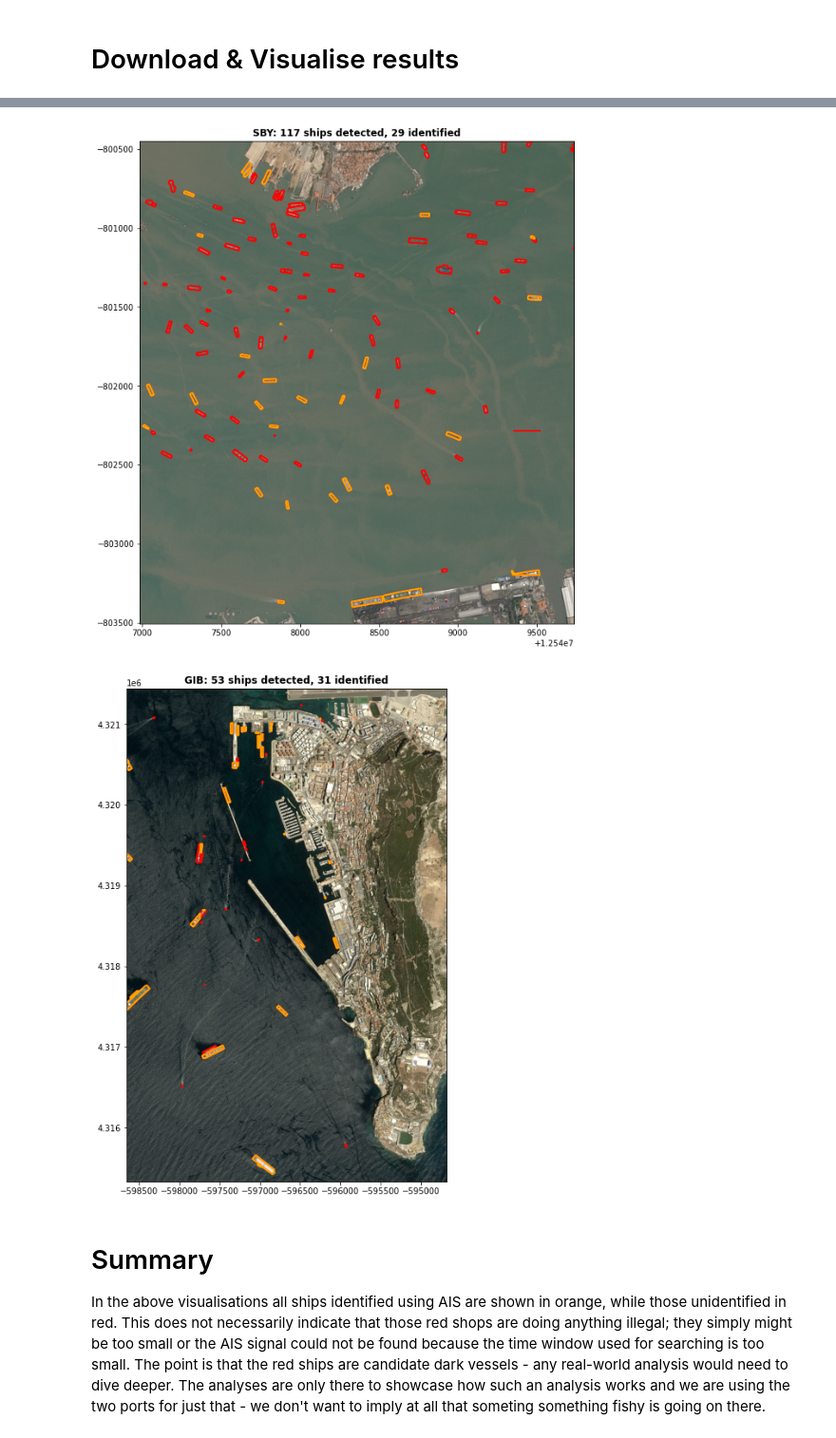
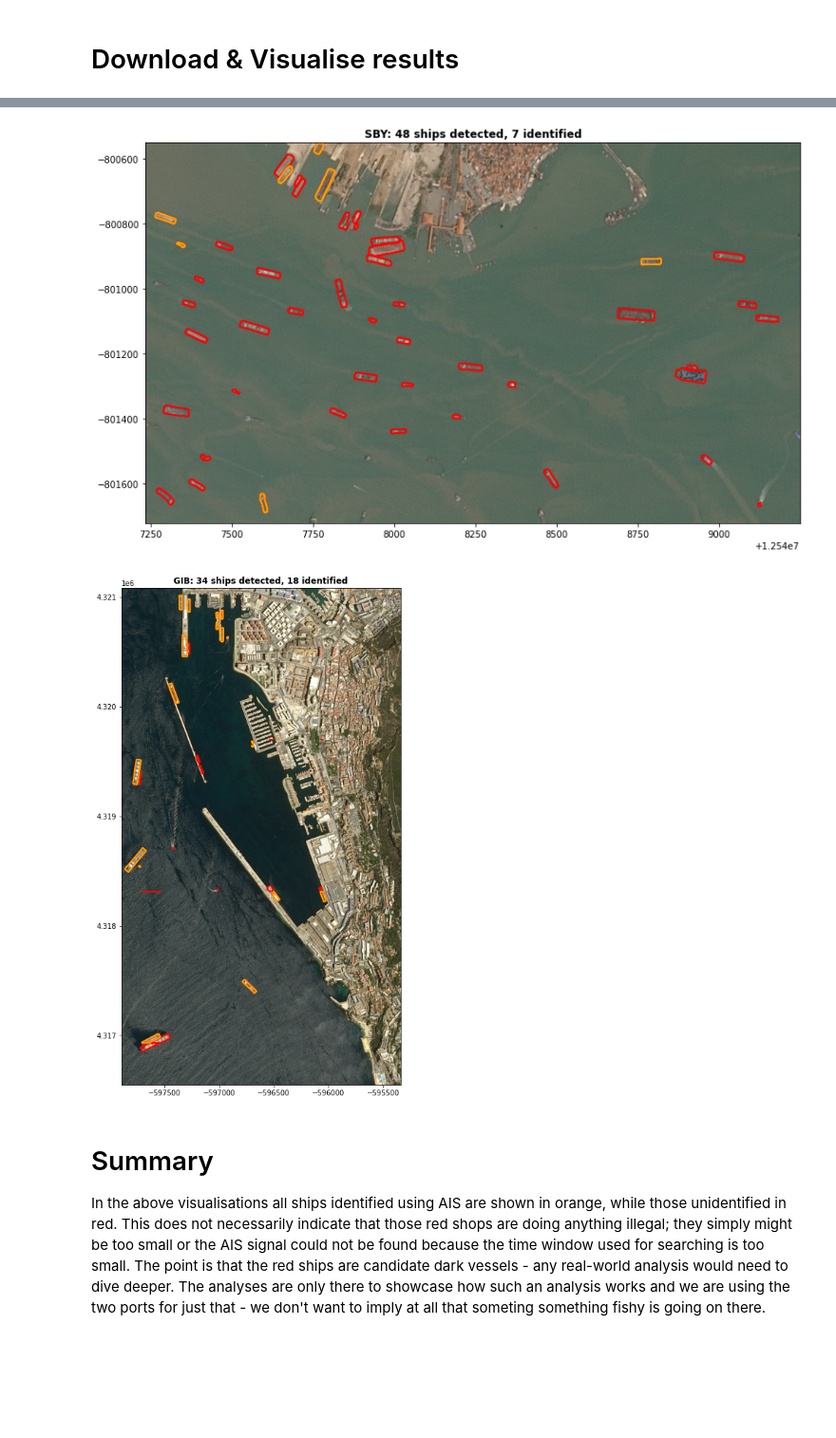
Before and after one commit to up42/up42-py, a Jupyter notebook: examples/ship-identification.ipynb, the cells around one changed output, grey strips where cells are left out. Shown at 95% size. Cells and saved outputs as stored; diff of their text form; code cells hidden in the pictures; blank space fills up the shorter version.

```diff
--- a/examples/ship-identification.ipynb
+++ b/examples/ship-identification.ipynb
@@ -111,5 +108,5 @@ project = up42.initialize_project()
 # %% [markdown]
 Create or update a workflow for the ship identification
 # %%
-workflow = project.create_workflow("Ship identification", use_existing=True)
+workflow = project.create_workflow("Ship identification download", use_existing=True)
 # %% [output]
@@ -119,7 +116,7 @@ workflow = project.create_workflow("Ship identification", use_existing=True)
 # %% [markdown]
 Add or update workflows tasks
 # %%
-input_tasks= ['oneatlas-spot-aoiclipped', 'tiling', 'ship-detection', 'ship-identification']
+input_tasks= ['oneatlas-spot-display', 'data-conversion-dimap', 'crs-conversion', 'tiling', 'ship-detection', 'ship-identification']
 workflow.add_workflow_tasks(input_tasks=input_tasks)
 workflow
 # %% [output]
@@ -136,6 +133,7 @@ for aoi in aois:
     input_parameters = workflow.construct_parameters(geometry=aoi['geometry'],
                                                      geometry_operation="bbox",
                                                      scene_ids=[aoi["scene_id"]])
+    input_parameters['crs-conversion:1']['output_epsg_code']  = 3857
     input_parameters_list.append(input_parameters)
 
 input_parameters_list
@@ -186,7 +184,7 @@ jobtask = job.get_jobtasks()
 # %%
 data_results_paths, detection_results, identification_results = [], [], []
 for job in jobs:
-    data_task, _, detection_task, identification_task = job.get_jobtasks()
+    _, _, data_task, _, detection_task, identification_task = job.get_jobtasks()
     data_paths = data_task.download_results()
     data_results_paths.append([p for p in data_paths if p.endswith(".tif")])
     detection_results.append(detection_task.get_results_json())
@@ -215,25 +213,26 @@ for job in jobs:
 # %%
 for i, (paths, detection, identification) in enumerate(zip(data_results_paths, detection_results, identification_results)):
     with rasterio.open(paths[0]) as src:
-        fig, ax = plt.subplots(figsize=(11, 11))
+        fig, ax = plt.subplots(figsize=(13, 13))
 
         ships = gpd.GeoDataFrame.from_features(detection, crs="epsg:4326")
         ships = ships.to_crs(epsg=3857)
         ships_ais = gpd.GeoDataFrame.from_features(identification, crs="urn:ogc:def:crs:OGC:1.3:CRS84")
         ships_ais = ships_ais.to_crs(epsg=3857)
+
         # Exclude ships without a vessel name
         ships_ais = ships_ais[ships_ais["vessel_name"].notnull()]
 
         ships.plot(ax=ax, facecolor=(0,0,0,0), edgecolor='red', linewidth=2)
         ships_ais.plot(ax=ax, facecolor=(0,0,0,0), edgecolor='orange', linewidth=2)
 
-        show(src.read(), transform=src.transform, ax=ax, title=
+        show(src.read((1, 2, 3)), transform=src.transform, ax=ax, title=
              f"{aois[i]['title']}: {ships.shape[0]} ships detected, {len(ships_ais.index)} identified")
 
         plt.show()
 # %% [output]
-[figure, old version]
+[figure, new version]
-[figure, old version]
+[figure, new version]
 # %% [markdown]
 # Summary
 
```
Also changed, not shown: parts of 10 cells of this notebook.
